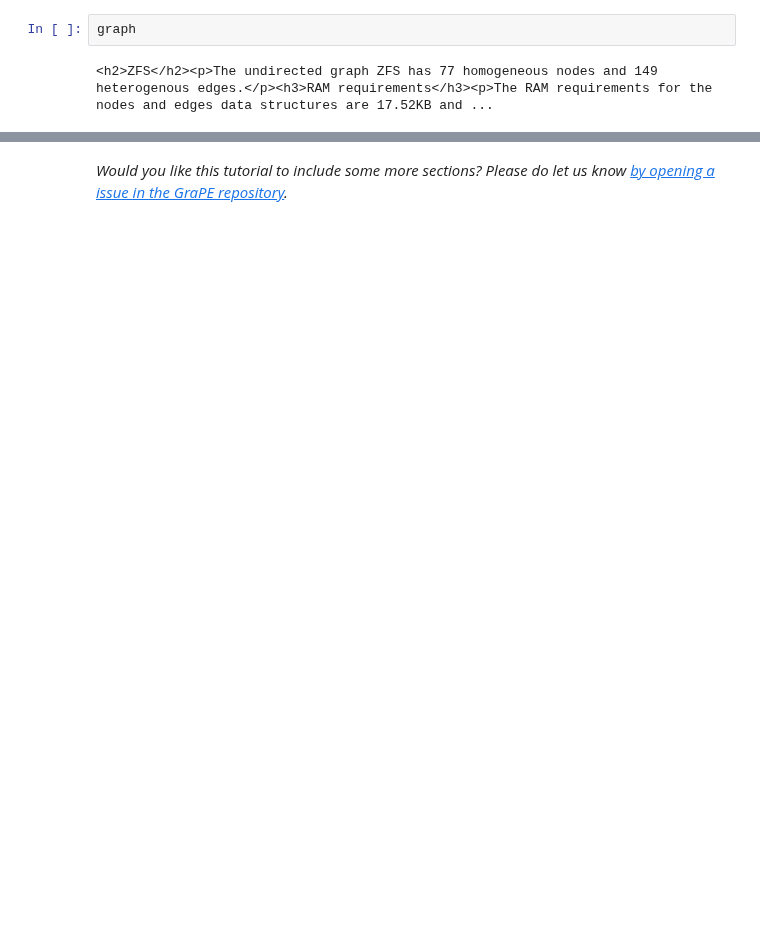
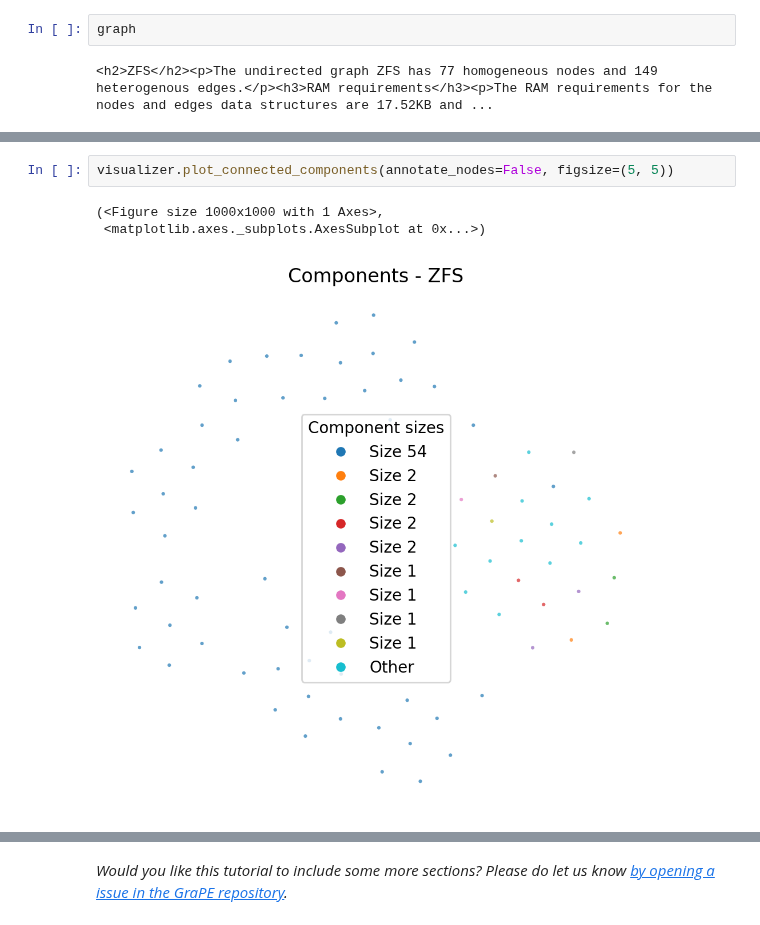
Before and after one commit to AnacletoLAB/grape, a Jupyter notebook: tutorials/Ensmallen_Automatic_Graph_Retieval_KGOBO.ipynb, the cells around one changed output, grey strips where cells are left out. Drawn from its saved outputs; the diff is of its cells as text; blank space fills up the shorter version.

```diff
--- a/tutorials/Ensmallen_Automatic_Graph_Retieval_KGOBO.ipynb
+++ b/tutorials/Ensmallen_Automatic_Graph_Retieval_KGOBO.ipynb
@@ -57,0 +270,6 @@ graph
+# %%
+visualizer.plot_connected_components(annotate_nodes=False, figsize=(5, 5))
+# %% [output]
+(<Figure size 1000x1000 with 1 Axes>,
+ <matplotlib.axes._subplots.AxesSubplot at 0x...>)
+[figure, added]
```
Also changed, not shown: parts of 42 cells of this notebook.
